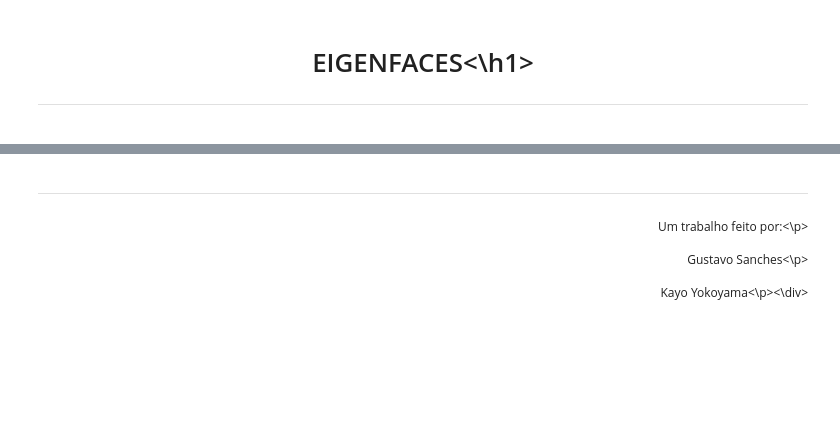
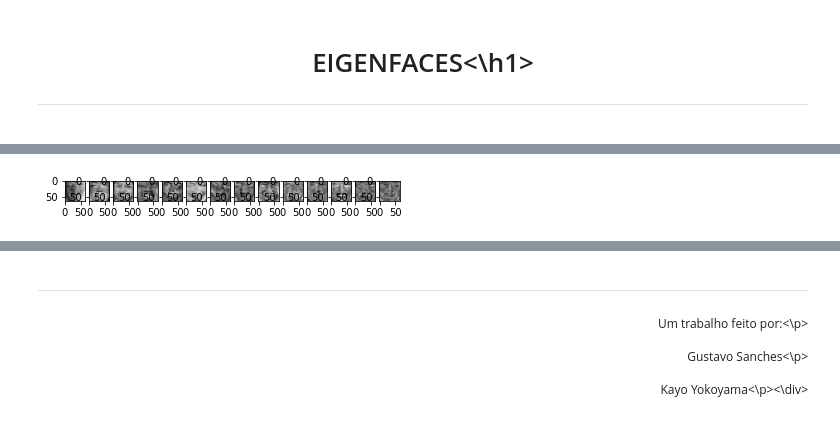
Before and after one commit to EsquiloTorto/Eigenfaces-study-case, a Jupyter notebook: Untitled.ipynb, the cells around one changed output, grey strips where cells are left out. Drawn from its saved outputs; the diff is of its cells as text; code cells hidden in the pictures; blank space fills up the shorter version.

```diff
--- a/Untitled.ipynb
+++ b/Untitled.ipynb
@@ -68,0 +13,20 @@ plot_portraits(recovered_images, celebrity_names, h, w, n_row=4, n_col=4)
+# %%
+filenames = [img for img in glob.glob("fotos_eigenfaces*/*.pgm")]
+m = [[] for i in range(16)]
+for i in range(16):
+  m[i] = list(chain.from_iterable(imread(filenames[i])))
+
+m = np.matrix(m)
+# %%
+model = PCA(n_components=14)
+pts = normalize(m)
+model.fit(pts)
+pts2 = model.transform(pts)
+# %%
+fig, ax = plt.subplots(1,14)
+for i in range(14):
+  ord = model.components_[i]
+  img = ord.reshape(64,64)
+  ax[i].imshow(img,cmap='gray')
+# %% [output]
+[figure, added]
```
Also changed, not shown: parts of 10 cells of this notebook.
